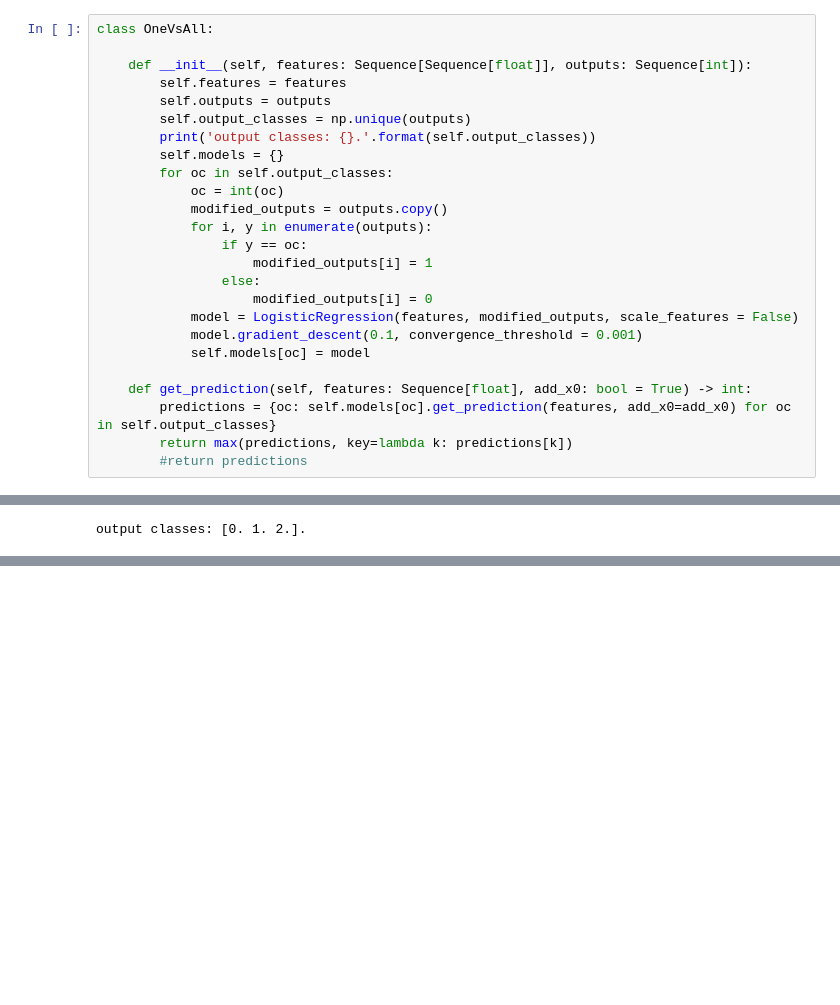
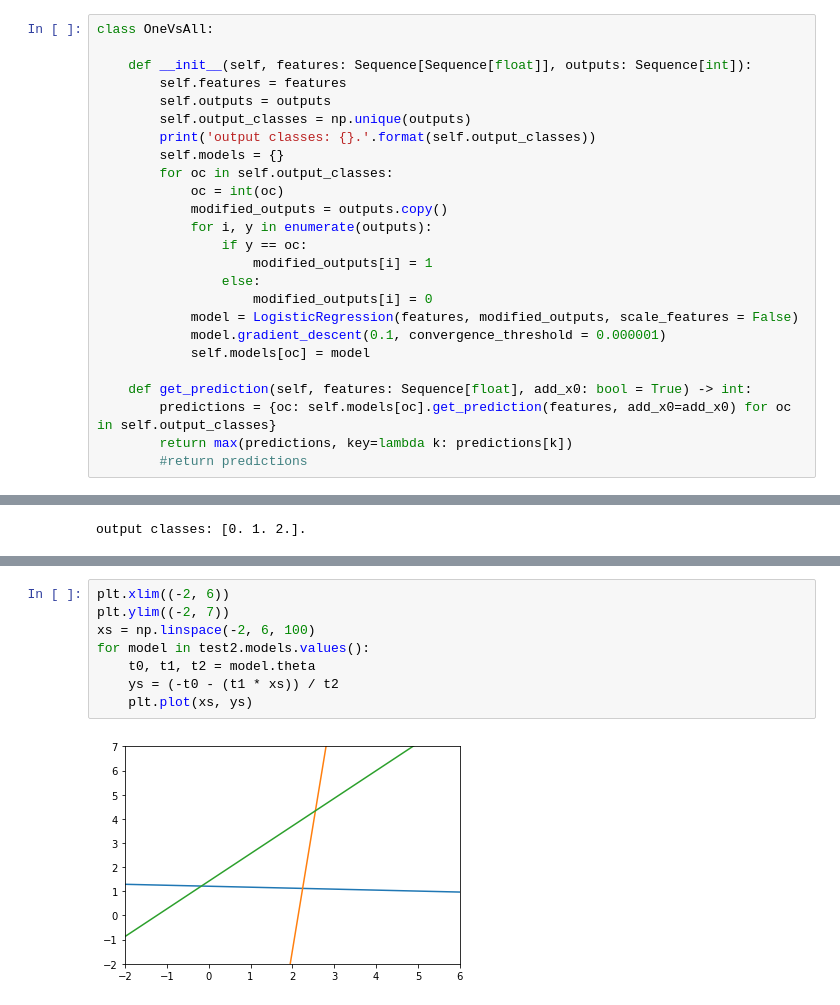
Before and after one commit to bunburya/data_analysis, a Jupyter notebook: machine_learning/Logistic regression.ipynb, the cells around one changed output, grey strips where cells are left out. Saved outputs shown, nothing was run; the diff lists cells and outputs as text; blank space fills up the shorter version.

```diff
--- a/machine_learning/Logistic regression.ipynb
+++ b/machine_learning/Logistic regression.ipynb
@@ -69,7 +75,7 @@ class OneVsAll:
                 else:
                     modified_outputs[i] = 0
             model = LogisticRegression(features, modified_outputs, scale_features = False)
-            model.gradient_descent(0.1, convergence_threshold = 0.001)
+            model.gradient_descent(0.1, convergence_threshold = 0.000001)
             self.models[oc] = model
 
     def get_prediction(self, features: Sequence[float], add_x0: bool = True) -> int:
@@ -106,0 +150,10 @@ for i in range(10):
+# %%
+plt.xlim((-2, 6))
+plt.ylim((-2, 7))
+xs = np.linspace(-2, 6, 100)
+for model in test2.models.values():
+    t0, t1, t2 = model.theta
+    ys = (-t0 - (t1 * xs)) / t2
+    plt.plot(xs, ys)
+# %% [output]
+[figure, added]
```
Also changed, not shown: parts of 9 cells of this notebook, 5 other files.
